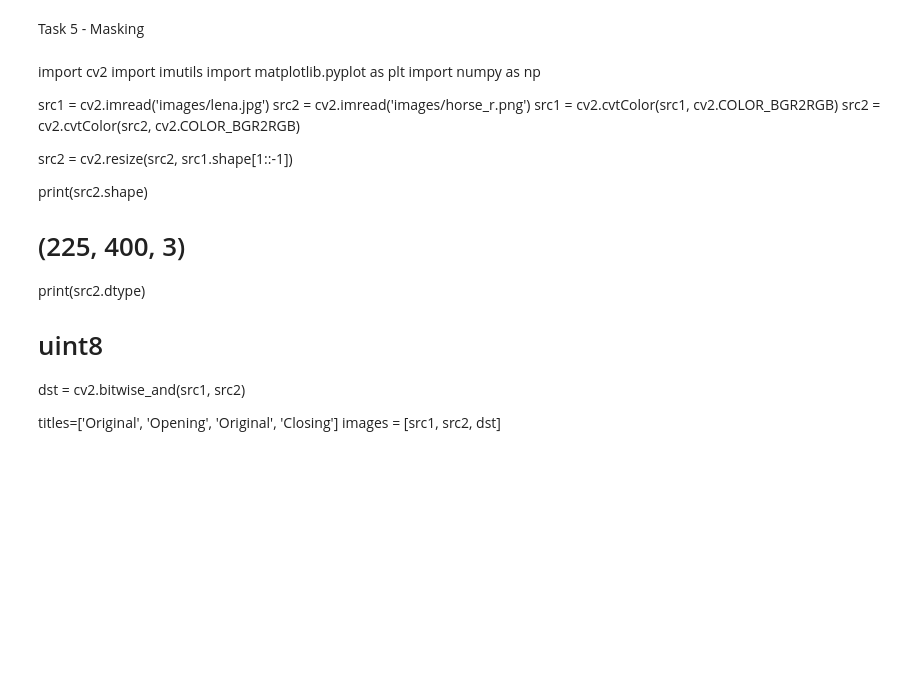
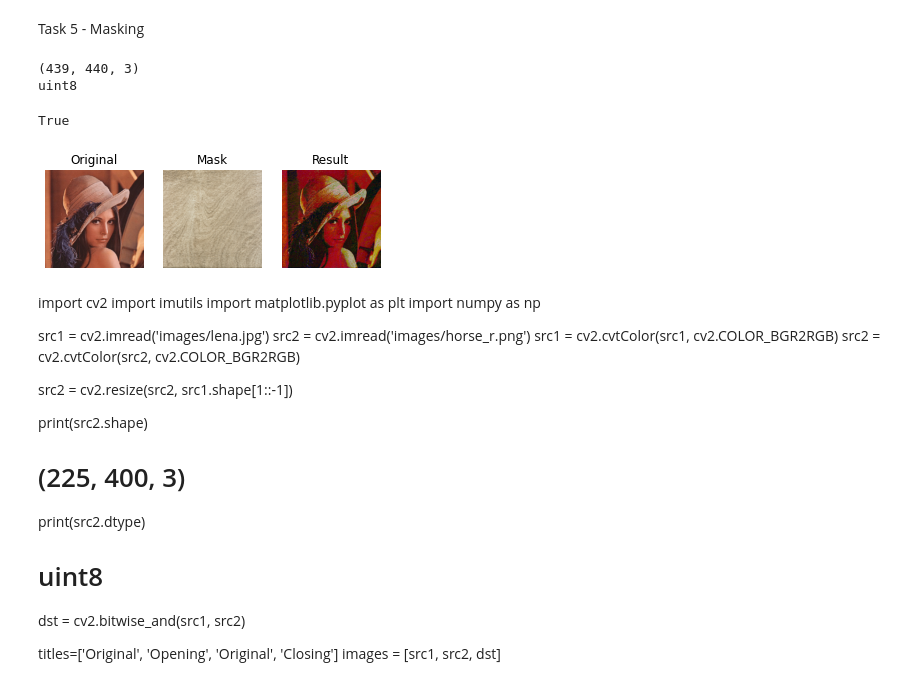
Before and after one commit to TheGer/pythonStuff, a Jupyter notebook: examples/Worksheet 10 - Solutions.ipynb, the cells around one changed output. Drawn from its saved outputs; the diff is of its cells as text; code cells hidden in the pictures; blank space fills up the shorter version.

```diff
--- a/examples/Worksheet 10 - Solutions.ipynb
+++ b/examples/Worksheet 10 - Solutions.ipynb
@@ -131,35 +131,40 @@ import cv2
 import imutils
 import matplotlib.pyplot as plt
 import numpy as np
 
 
-src1 = cv2.imread('images/lena.jpg')
-src2 = cv2.imread('images/horse_r.png')
+src1 = cv2.imread('lena.jpg')
+src2 = cv2.imread('wood.jpg')
 src1 = cv2.cvtColor(src1, cv2.COLOR_BGR2RGB)
 src2 = cv2.cvtColor(src2, cv2.COLOR_BGR2RGB)
 
 src2 = cv2.resize(src2, src1.shape[1::-1])
 
 print(src2.shape)
 # (225, 400, 3)
 
 print(src2.dtype)
 # uint8
 
 dst = cv2.bitwise_and(src1, src2)
 
 titles=['Original', 'Mask', 'Result']
 images = [src1, src2, dst]
 
 for count in range(3):
     plt.subplot(1,3,count+1)
     plt.imshow(images[count])
     plt.title(titles[count])
     plt.axis('off')
 
 
 dst = cv2.cvtColor(dst, cv2.COLOR_RGB2BGR)
 cv2.imwrite('opencv_bitwise_and.jpg', dst)
+# %% [output]
+(439, 440, 3)
+uint8
+True
+[figure, added]
 # %% [markdown]
 import cv2
 import imutils
```
Also changed, not shown: parts of 1 cell of this notebook, 4 other files.
